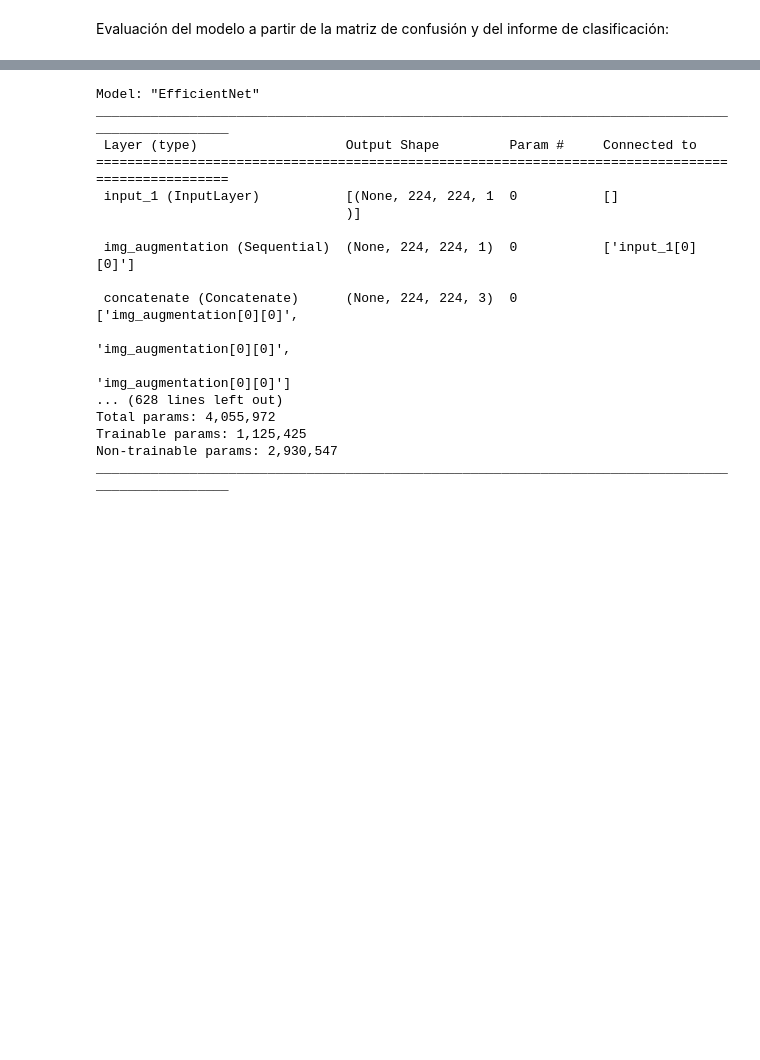
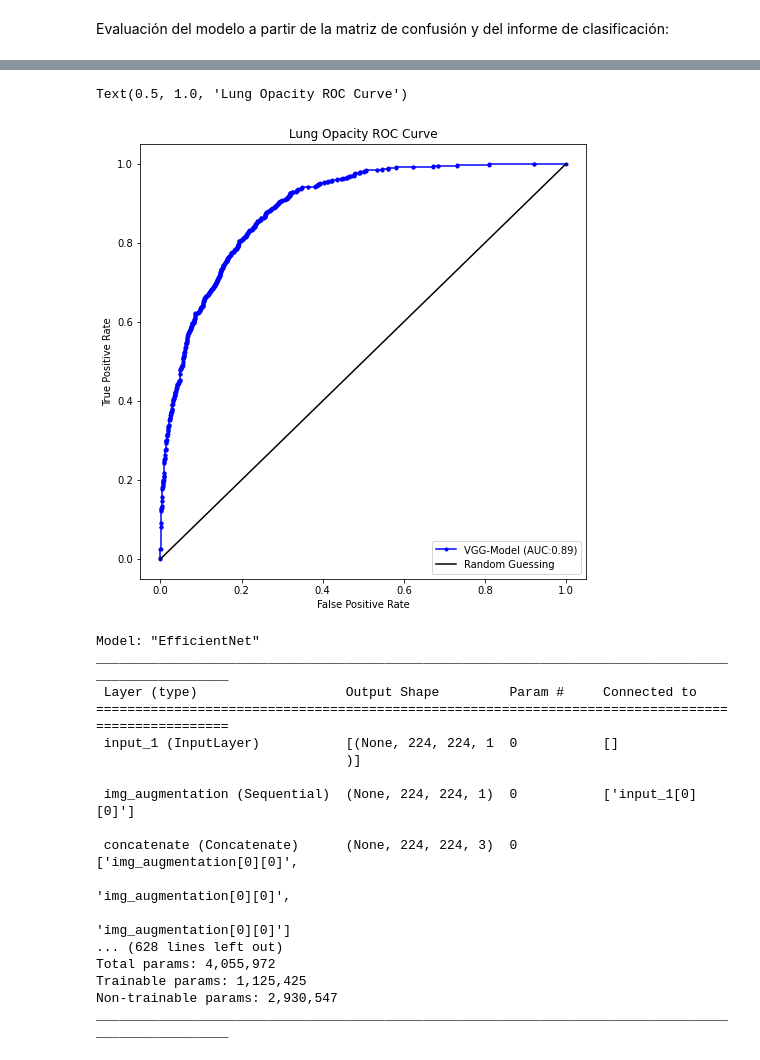
Before and after one commit to mariousm/Pneumonia-Detection, a Jupyter notebook: src/pneumonia_detection_B0.ipynb, the cells around one changed output, grey strips where cells are left out. Saved outputs shown, nothing was run; the diff lists cells and outputs as text; code cells hidden in the pictures; blank space fills up the shorter version.

```diff
--- a/src/pneumonia_detection_B0.ipynb
+++ b/src/pneumonia_detection_B0.ipynb
@@ -543,3 +591,15 @@ weighted avg       0.80      0.81      0.76      2976
+# %%
+fpr, tpr, _ = roc_curve(y_test, y_probs)
+fig, ax1 = plt.subplots(1,1, figsize = (8, 8))
+ax1.plot(fpr, tpr, 'b.-', label = 'VGG-Model (AUC:%2.2f)' % roc_auc_score(y_test, y_probs))
+ax1.plot(fpr, fpr, 'k-', label = 'Random Guessing')
+ax1.legend(loc = 4)
+ax1.set_xlabel('False Positive Rate')
+ax1.set_ylabel('True Positive Rate');
+ax1.set_title('Lung Opacity ROC Curve')
+# %% [output]
+Text(0.5, 1.0, 'Lung Opacity ROC Curve')
+[figure, added]
 # %%
 model.summary()
 # %% [output]
```
Also changed, not shown: parts of 18 cells of this notebook, 2 other files.
